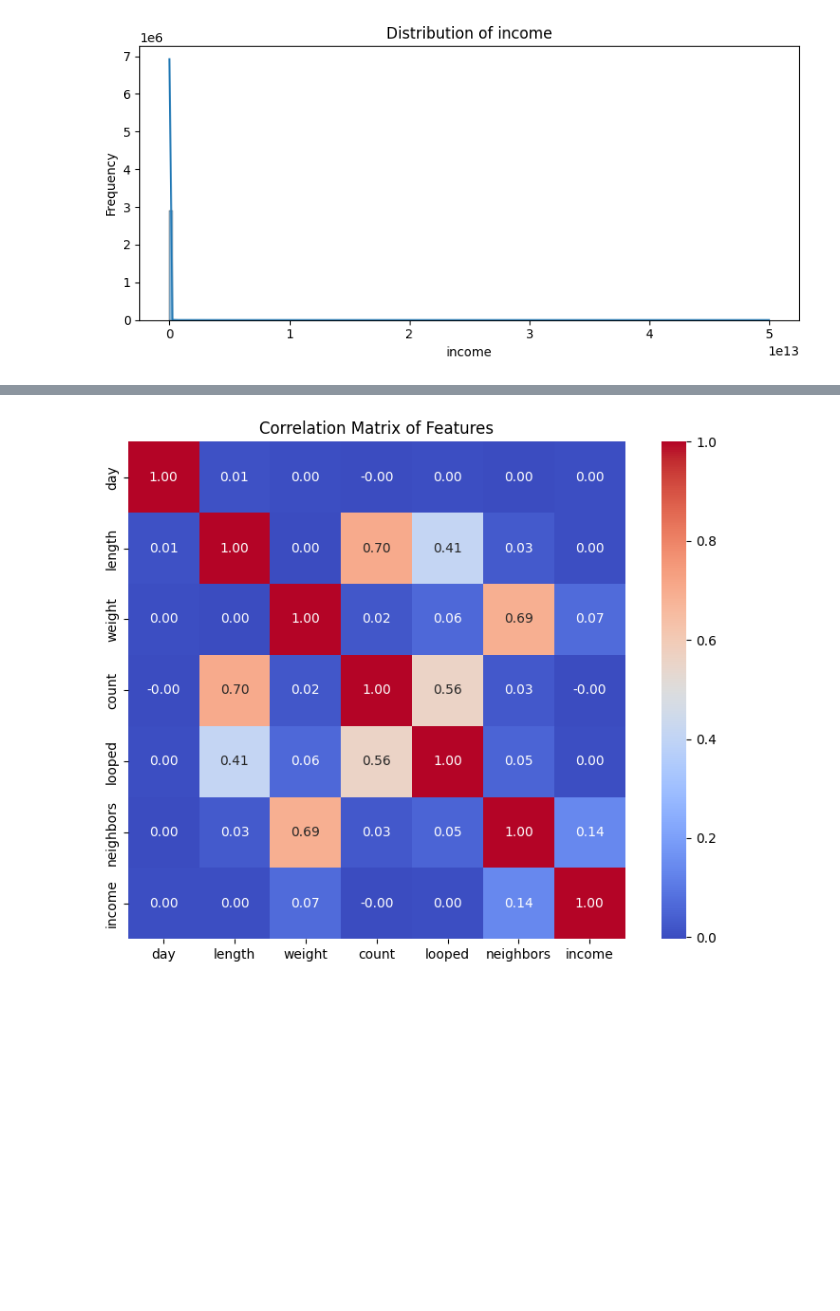
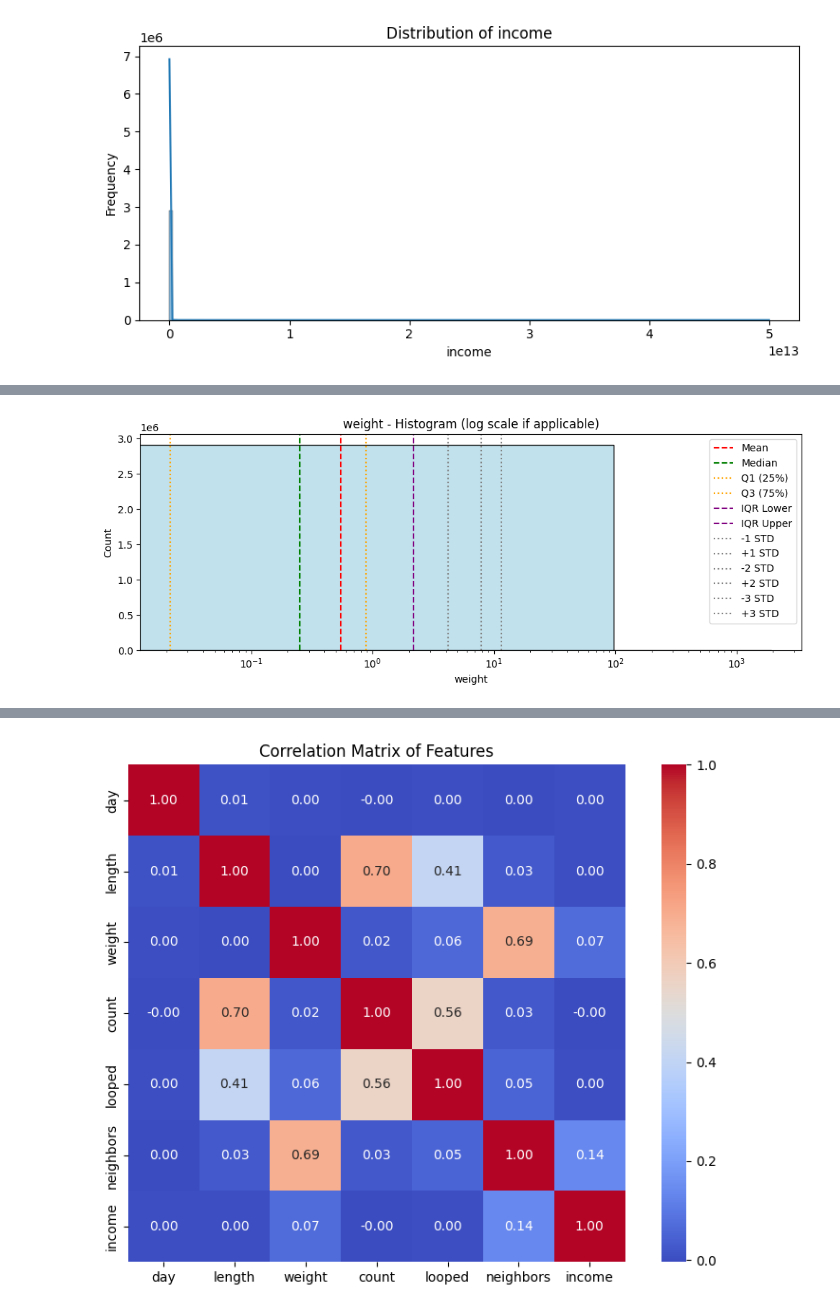
Before and after one commit to SharbelMaroun/data-science-cybersecurity, a Jupyter notebook: pipeline.ipynb, the cells around one changed output, grey strips where cells are left out. Drawn from its saved outputs; the diff is of its cells as text; code cells hidden in the pictures; blank space fills up the shorter version.

```diff
--- a/pipeline.ipynb
+++ b/pipeline.ipynb
@@ -428,2 +443,88 @@ MAD Outliers: 1243147
 [figure]
 ... (10 outputs left out)
+# %%
+import numpy as np
+import matplotlib.pyplot as plt
+import seaborn as sns
+
+def describe_distribution_with_log(df, column):
+    data = df[column].dropna()
+    n = len(data)
+    mean = data.mean()
+    std = data.std(ddof=0)
+
+    print(f"\nColumn: {column}")
+    print(f"Mean: {mean:.2f}")
+    print(f"Median: {data.median():.2f}")
+    print(f"Std: {std:.2f}")
+    print(f"Min: {data.min():.2f}")
+    print(f"Max: {data.max():.2f}")
+
+    skew = np.sum(((data - mean) / std) ** 3) / n
+    kurtosis = np.sum(((data - mean) / std) ** 4) / n
+    pearson_skew = 3 * (mean - data.median()) / std
+
+    print(f"Skewness: {skew:.2f}")
+    print(f"Kurtosis: {kurtosis:.2f}")
+    print(f"Pearson Skewness: {pearson_skew:.2f}")
+
+    quantiles = data.quantile([0.01, 0.25, 0.5, 0.75, 0.99])
+    Q1, Q3 = quantiles[0.25], quantiles[0.75]
+    IQR = Q3 - Q1
+    lower_iqr, upper_iqr = Q1 - 1.5 * IQR, Q3 + 1.5 * IQR
+    iqr_outliers = data[(data < lower_iqr) | (data > upper_iqr)]
+    print(f"IQR Outliers: {len(iqr_outliers)}")
+
+    lower_std, upper_std = mean - 3 * std, mean + 3 * std
+    std_outliers = data[(data < lower_std) | (data > upper_std)]
+    print(f"3*STD Outliers: {len(std_outliers)}")
+
+    median = data.median()
+    mad = np.median(np.abs(data - median))
+    lower_mad, upper_mad = median - 3 * mad, median + 3 * mad
+    mad_outliers = data[(data < lower_mad) | (data > upper_mad)]
+    print(f"MAD Outliers: {len(mad_outliers)}")
+
+    # Histogram (log-scaled x-axis)
+    plt.figure(figsize=(10, 4))
+    sns.histplot(data, bins=20, color='lightblue')
+
+    if (data > 0).all():
+        plt.xscale('log')
+
+    plt.axvline(mean, color='red', linestyle='--', label='Mean')
+    plt.axvline(median, color='green', linestyle='--', label='Median')
+    plt.axvline(Q1, color='orange', linestyle=':', label='Q1 (25%)')
+    plt.axvline(Q3, color='orange', linestyle=':', label='Q3 (75%)')
+    plt.axvline(lower_iqr, color='purple', linestyle='--', label='IQR Lower')
+    plt.axvline(upper_iqr, color='purple', linestyle='--', label='IQR Upper')
+
+    for i in range(1, 4):
+        plt.axvline(mean - i * std, color='gray', linestyle=':', label=f'-{i} STD')
+        plt.axvline(mean + i * std, color='gray', linestyle=':', label=f'+{i} STD')
+
+    plt.title(f"{column} - Histogram (log scale if applicable)")
+    plt.legend()
+    plt.tight_layout()
+    plt.show()
+
+    # Quantile Plot
+    plt.figure(figsize=(6, 3))
+    data_sorted = np.sort(data)
+    q_vals = np.linspace(0, 1, len(data_sorted))
+    plt.plot(q_vals, data_sorted, label="Sorted Values")
+    plt.axhline(Q1, color='orange', linestyle=':', label='Q1')
+    plt.axhline(Q3, color='orange', linestyle=':', label='Q3')
+    plt.title(f"{column} - Quantile Plot with IQR")
+    plt.xlabel("Quantile")
+    plt.ylabel(column)
+    plt.legend()
+    plt.grid(True)
+    plt.tight_layout()
+    plt.show()
+
+interested_cols = ['weight', 'count', 'looped', 'neighbors', 'income']
+
+for col in interested_cols:
+    describe_distribution_with_log(df, col)
+# %% [output]
@@ -429,0 +543 @@ MAD Outliers: 1243147
+[figure, added]
```
Also changed, not shown: parts of 10 cells of this notebook.
